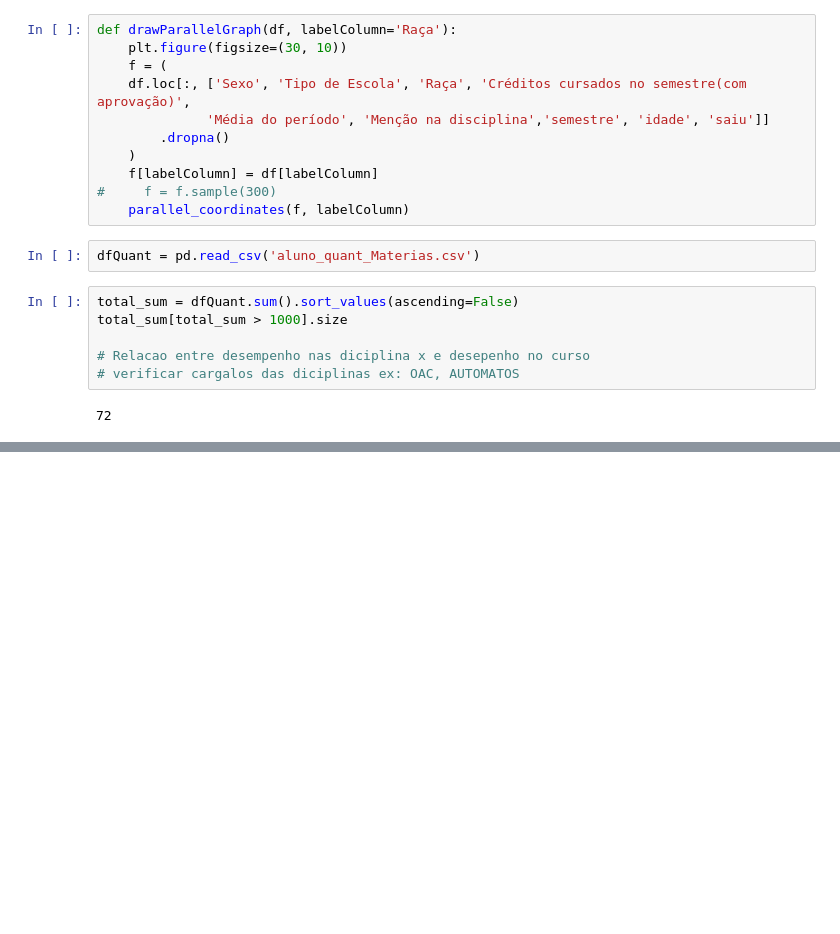
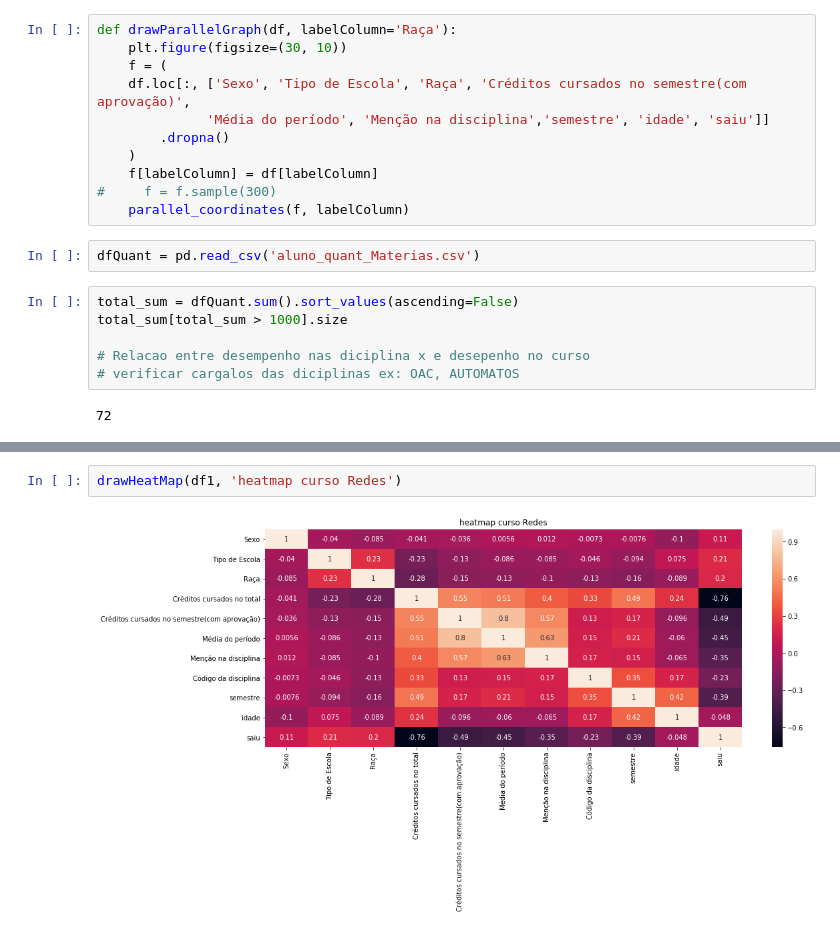
Before and after one commit to pedrobpio/TG, a Jupyter notebook: HeatMaps.ipynb, the cells around one changed output, grey strips where cells are left out. Drawn from its saved outputs; the diff is of its cells as text; blank space fills up the shorter version.

```diff
--- a/HeatMaps.ipynb
+++ b/HeatMaps.ipynb
@@ -74,0 +79,4 @@ total_sum[total_sum > 1000].size
+# %%
+drawHeatMap(df1, 'heatmap curso Redes')
+# %% [output]
+[figure, added]
```
Also changed, not shown: parts of 6 cells of this notebook, 5 other files.
